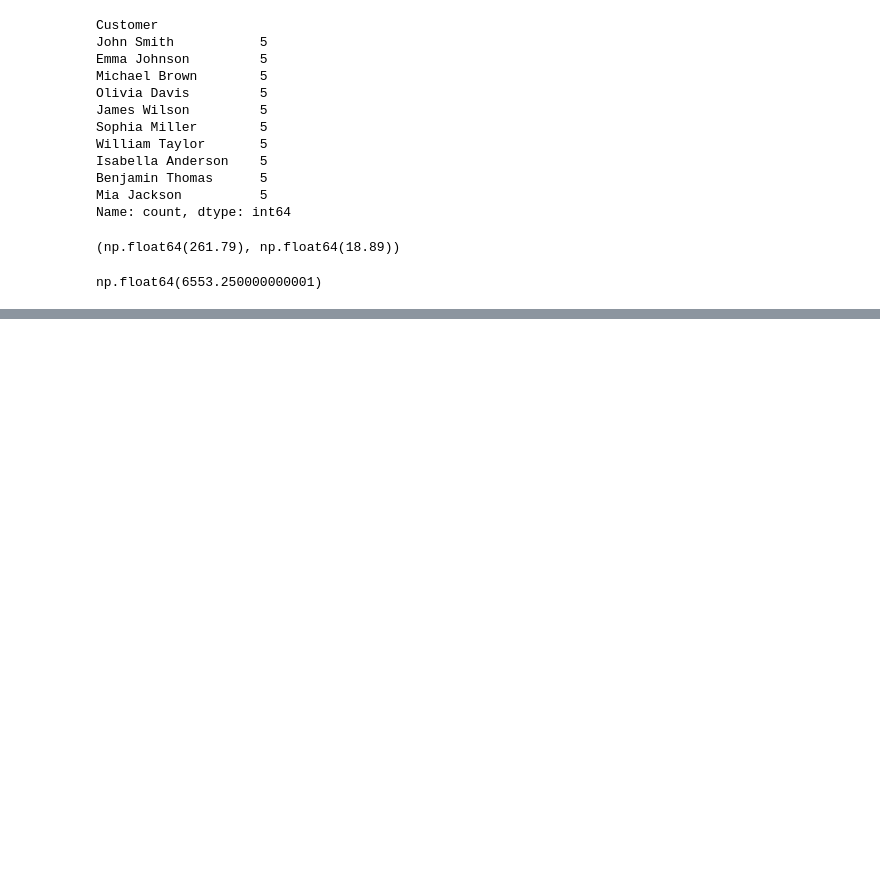
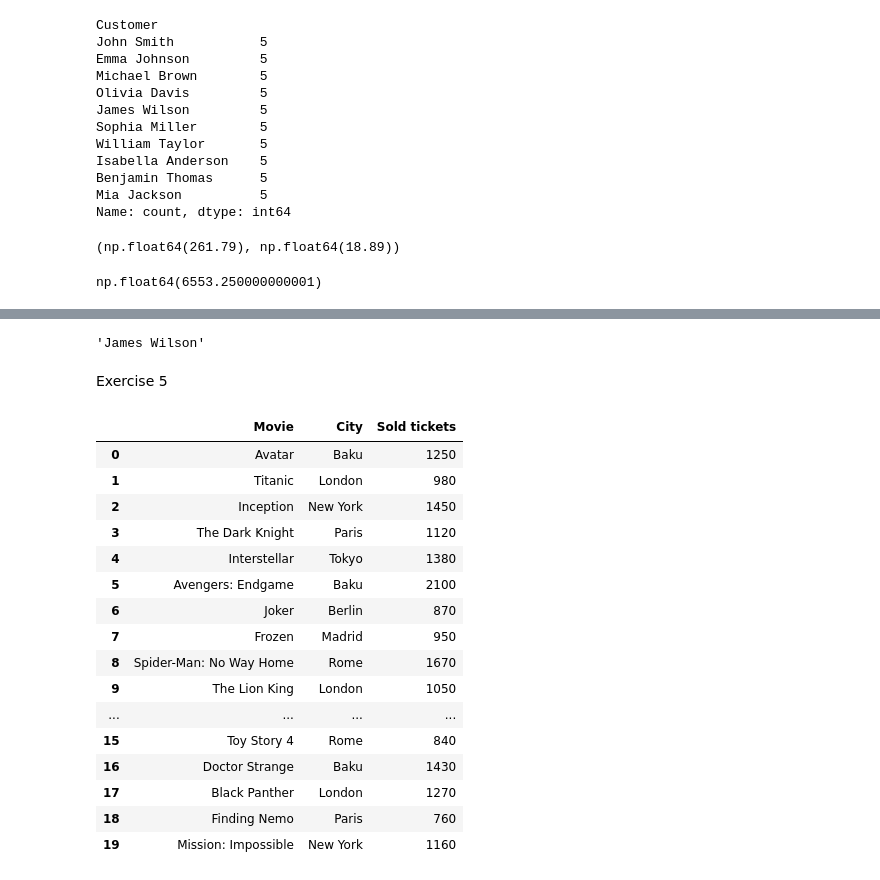
Before and after one commit to MammadovKamranIT/Jupyter, a Jupyter notebook: Books.ipynb, the cells around one changed output, grey strips where cells are left out. Drawn from its saved outputs; the diff is of its cells as text; code cells hidden in the pictures; blank space fills up the shorter version.

```diff
--- a/Books.ipynb
+++ b/Books.ipynb
@@ -133,0 +263,53 @@ np.float64(6553.250000000001)
+# %%
+maxHours = df3.loc[df3["Hours"].idxmax(), "Name"]
+maxHours
+# %% [output]
+'James Wilson'
+# %% [markdown]
+<font size="10">Exercise 5</font>
+# %%
+import pandas as pd
+
+data3 = {
+    "Movie": [
+        "Avatar", "Titanic", "Inception", "The Dark Knight",
+        "Interstellar", "Avengers: Endgame", "Joker", "Frozen",
+        "Spider-Man: No Way Home", "The Lion King", "Oppenheimer",
+        "Barbie", "Dune: Part Two", "Jurassic World", "The Batman",
+        "Toy Story 4", "Doctor Strange", "Black Panther",
+        "Finding Nemo", "Mission: Impossible"
+    ],
+    "City": [
+        "Baku", "London", "New York", "Paris", "Tokyo",
+        "Baku", "Berlin", "Madrid", "Rome", "London",
+        "New York", "Paris", "Tokyo", "Berlin", "Madrid",
+        "Rome", "Baku", "London", "Paris", "New York"
+    ],
+    "Sold tickets": [
+        1250, 980, 1450, 1120, 1380,
+        2100, 870, 950, 1670, 1050,
+        1320, 1540, 1180, 920, 1090,
+        840, 1430, 1270, 760, 1160
+    ]
+}
+
+df4 = pd.DataFrame(data3)
+df4
+# %% [output]
+|  | Movie | City | Sold tickets |
+| 0 | Avatar | Baku | 1250 |
+| 1 | Titanic | London | 980 |
+| 2 | Inception | New York | 1450 |
+| 3 | The Dark Knight | Paris | 1120 |
+| 4 | Interstellar | Tokyo | 1380 |
+| 5 | Avengers: Endgame | Baku | 2100 |
+| 6 | Joker | Berlin | 870 |
+| 7 | Frozen | Madrid | 950 |
+| 8 | Spider-Man: No Way Home | Rome | 1670 |
+| 9 | The Lion King | London | 1050 |
+| ... | ... | ... | ... |
+| 15 | Toy Story 4 | Rome | 840 |
+| 16 | Doctor Strange | Baku | 1430 |
+| 17 | Black Panther | London | 1270 |
+| 18 | Finding Nemo | Paris | 760 |
+| 19 | Mission: Impossible | New York | 1160 |
```
Also changed, not shown: parts of 11 cells of this notebook.
